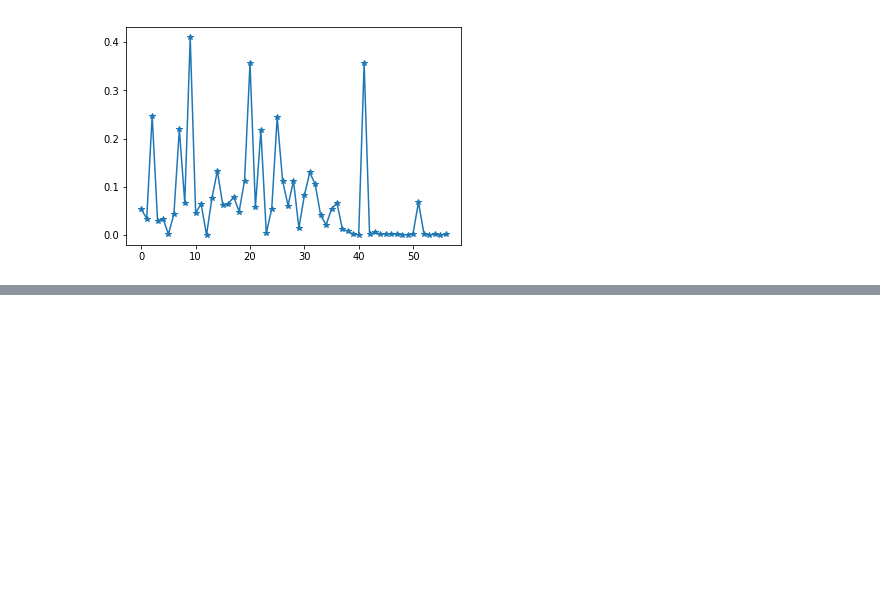
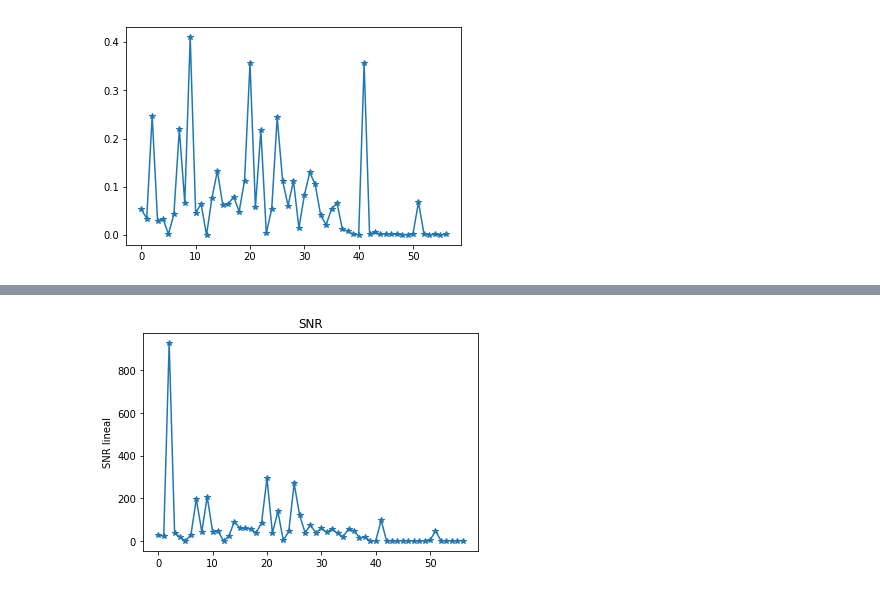
Before and after one commit to seba1224/frbs, a Jupyter notebook: frbs.ipynb, the cells around one changed output, grey strips where cells are left out. Drawn from its saved outputs; the diff is of its cells as text; code cells hidden in the pictures; blank space fills up the shorter version.

Commit message:
add th franco_style method to calc the snr

```diff
--- a/frbs.ipynb
+++ b/frbs.ipynb
@@ -15,7 +15,7 @@ frb_bw = data[:,4]              #MHz
 frb_center = data[:,5]     #MHz
 frb_s = data[:,6]               #in Jansky
 frb_flux = data[:,7]            #in Jy ms
-frb_widht = data[:,8]           #in ms
+frb_width = data[:,8]           #in ms
 frb_DM = data[:,9]              #cm**-3*pc
 
 
@@ -190,0 +194,38 @@ images(1500,2000,64,30,200)
+# %%
+def franco_style(f1,f2,chann,d_,Tsys_):
+  bw = (f2-f1)*10.**6*u.Hz
+  d = d_*u.m
+  Tsys = Tsys_*u.K
+  ef = 1#0.8
+  Ae= (d/2)**2*np.pi*ef
+  delta_f = np.linspace(f1,f2,channels, endpoint=False)
+  delta_f = delta_f[1]-delta_f[0]
+  bw = (f2-f1)*10**6
+  fpga_clk = bw/8
+  bram_cycles = 2. #how many cycles are saved in one addr of the dram
+  dram_time = 2**24*bram_cycles/(fpga_clk)
+
+  #frb time
+  frb_DM2 = np.sort(frb_DM)
+  tau = frb_width
+  aux = np.where(tau<dram_time*1000)
+  t_DM = 8.3*10**6*frb_DM2*delta_f*(f1**(-3))
+
+  tau = frb_width*u.ms
+  aux = np.where(tau.value>dram_time*1000)
+  SNR = frb_s*u.Jy*Ae/(2*cte.k_B*Tsys)*np.sqrt(tau*bw)
+  SNR = SNR.decompose()
+  SNR2 = np.copy(SNR)
+  if np.size(aux)==0:
+      pass
+  else:
+      SNR2[aux] = (frb_s[aux]*u.Jy*Ae/(2*cte.k_B*Tsys)*np.sqrt(dram_time*bw)).decompose()
+  plt.figure()
+  plt.title('SNR')
+  plt.plot(SNR2[np.logical_not(ind_nan)], '*-')
+  plt.ylabel('SNR lineal')
+  plt.show()
+# %%
+franco_style(1000,2000,64,30,200)
+# %% [output]
+[figure, added]
```
Also changed, not shown: parts of 3 cells of this notebook, 1 other file.
